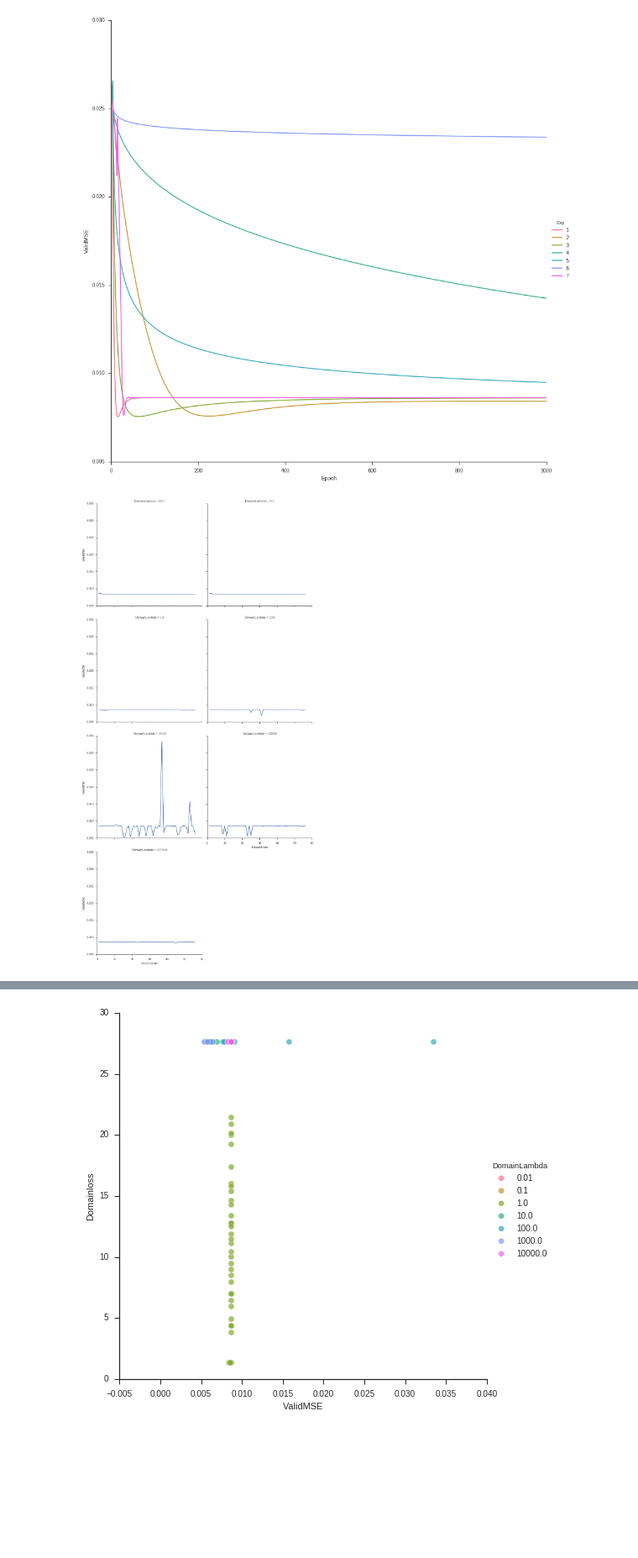
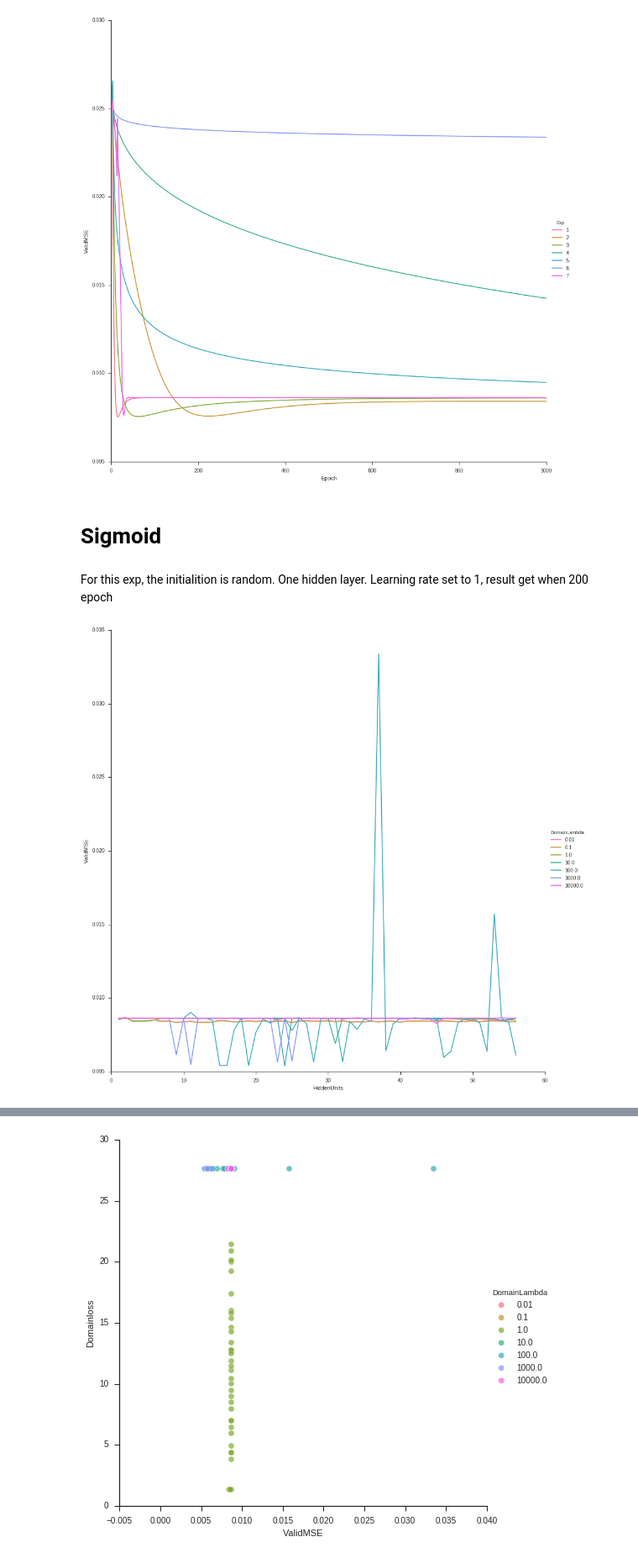
Before and after one commit to fengsy868/Dann-EEG, a Jupyter notebook: Ploting.ipynb, the cells around one changed output, grey strips where cells are left out. Shown: that part at 84% size. Saved outputs shown, nothing was run; the diff lists cells and outputs as text; code cells hidden in the pictures; blank space fills up the shorter version.

```diff
--- a/Ploting.ipynb
+++ b/Ploting.ipynb
@@ -18,14 +20,18 @@ g.map(plt.plot, "Epoch", "ValidMSE")
 g.add_legend();
 # %% [output]
 [figure]
+# %% [markdown]
+# Sigmoid
+# %% [markdown]
+For this exp, the initialition is random. One hidden layer. Learning rate set to 1, result get when 200 epoch
 # %%
 #exp2 0-56
 filepath = 'exp2/exp2.csv'
 exp2 = pd.read_csv(filepath)
-#g = sns.FacetGrid(exp2,hue="DomainLambda", size=13)
-g = sns.FacetGrid(exp2,col_wrap=2, col="DomainLambda", size=6)
+g = sns.FacetGrid(exp2,hue="DomainLambda", size=13)
+#g = sns.FacetGrid(exp2,col_wrap=2, col="DomainLambda", size=6)
 g.map(plt.plot, "HiddenUnits", "ValidMSE")
 g.add_legend();
 # %% [output]
-[figure, old version]
+[figure, new version]
 # %%
```
Also changed, not shown: parts of 9 cells of this notebook, 4 other files.
